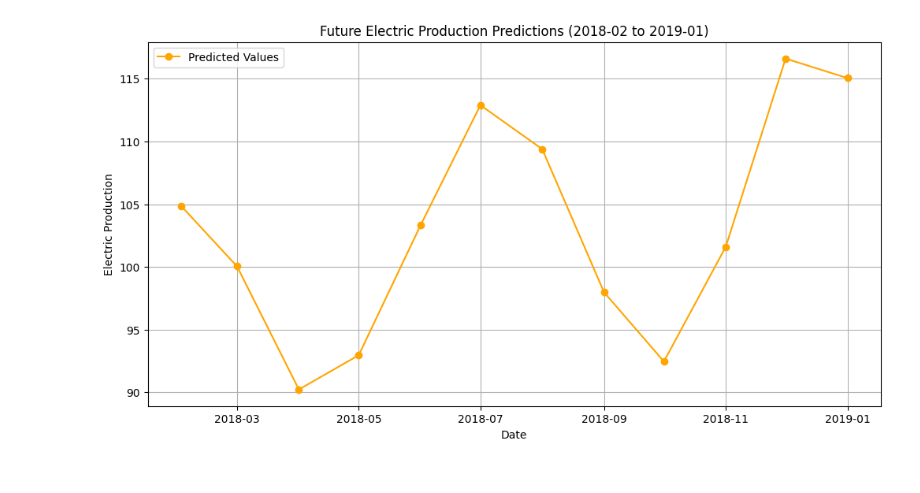
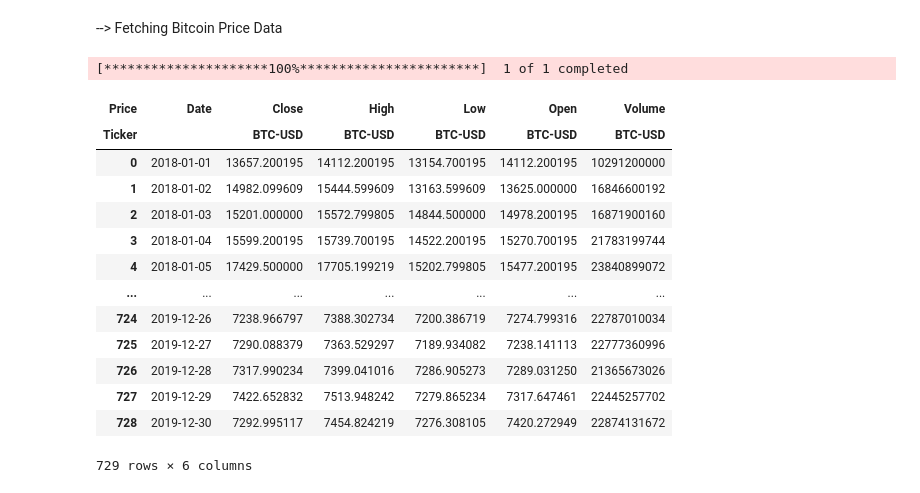
Before and after one commit to Heymalhar/Time-Series-Analysis-Practice, a Jupyter notebook: 1.ipynb, the cells around one changed output. Drawn from its saved outputs; the diff is of its cells as text; code cells hidden in the pictures.

```diff
--- a/1.ipynb
+++ b/1.ipynb
@@ -189,12 +0,0 @@ plt.show()
-# %%
-# Plot future predictions
-plt.figure(figsize=(12, 6))
-plt.plot(future_df['Date'], future_df['Predicted_Electric_Production'], label='Predicted Values', marker='o', color='orange')
-plt.title('Future Electric Production Predictions (2018-02 to 2019-01)')
-plt.xlabel('Date')
-plt.ylabel('Electric Production')
-plt.grid()
-plt.legend()
-plt.show()
-# %% [output]
-[figure, removed]
@@ -200,0 +12,26 @@ plt.show()
+# %% [markdown]
+--> Fetching Bitcoin Price Data
+# %%
+data = yf.download(tickers='BTC-USD', start='2018-01-01', end='2019-12-31', interval='1d')
+
+data.reset_index(inplace=True)
+
+data['Date'] = pd.to_datetime(data['Date'])
+
+data
+# %% [output]
+[*********************100%***********************]  1 of 1 completed
+| Price | Date | Close | High | Low | Open | Volume |
+| Ticker |  | BTC-USD | BTC-USD | BTC-USD | BTC-USD | BTC-USD |
+| 0 | 2018-01-01 | 13657.200195 | 14112.200195 | 13154.700195 | 14112.200195 | 10291200000 |
+| 1 | 2018-01-02 | 14982.099609 | 15444.599609 | 13163.599609 | 13625.000000 | 16846600192 |
+| 2 | 2018-01-03 | 15201.000000 | 15572.799805 | 14844.500000 | 14978.200195 | 16871900160 |
+| 3 | 2018-01-04 | 15599.200195 | 15739.700195 | 14522.200195 | 15270.700195 | 21783199744 |
+| 4 | 2018-01-05 | 17429.500000 | 17705.199219 | 15202.799805 | 15477.200195 | 23840899072 |
+| ... | ... | ... | ... | ... | ... | ... |
+| 724 | 2019-12-26 | 7238.966797 | 7388.302734 | 7200.386719 | 7274.799316 | 22787010034 |
+| 725 | 2019-12-27 | 7290.088379 | 7363.529297 | 7189.934082 | 7238.141113 | 22777360996 |
+| 726 | 2019-12-28 | 7317.990234 | 7399.041016 | 7286.905273 | 7289.031250 | 21365673026 |
+| 727 | 2019-12-29 | 7422.652832 | 7513.948242 | 7279.865234 | 7317.647461 | 22445257702 |
+| 728 | 2019-12-30 | 7292.995117 | 7454.824219 | 7276.308105 | 7420.272949 | 22874131672 |
+729 rows × 6 columns
```
Also changed, not shown: parts of 45 cells of this notebook, 1 other file.
